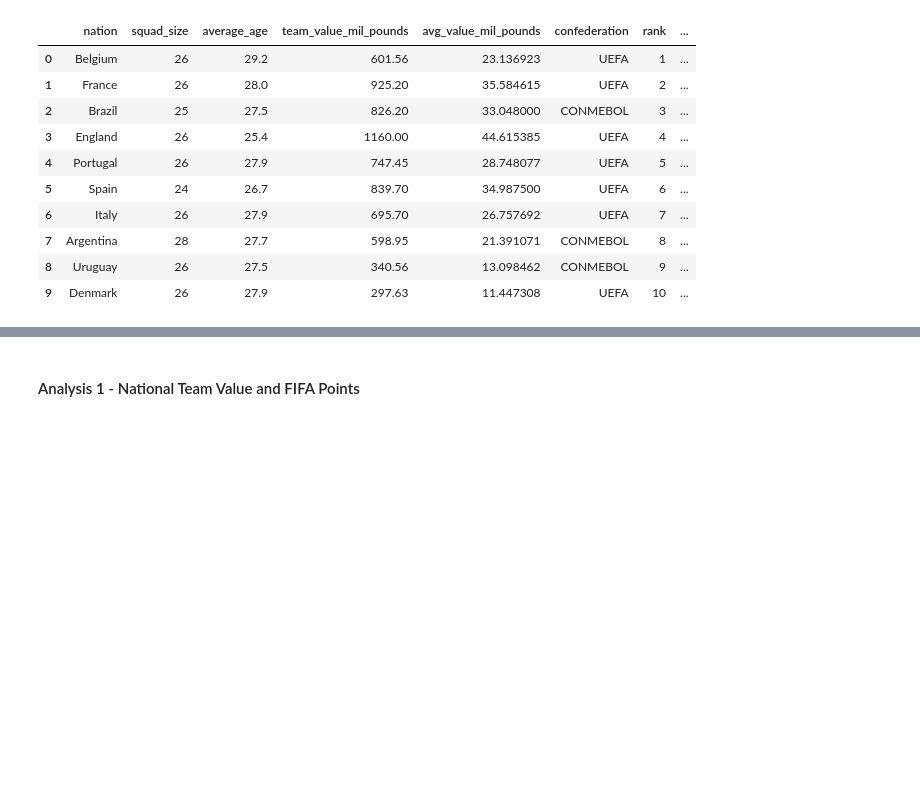
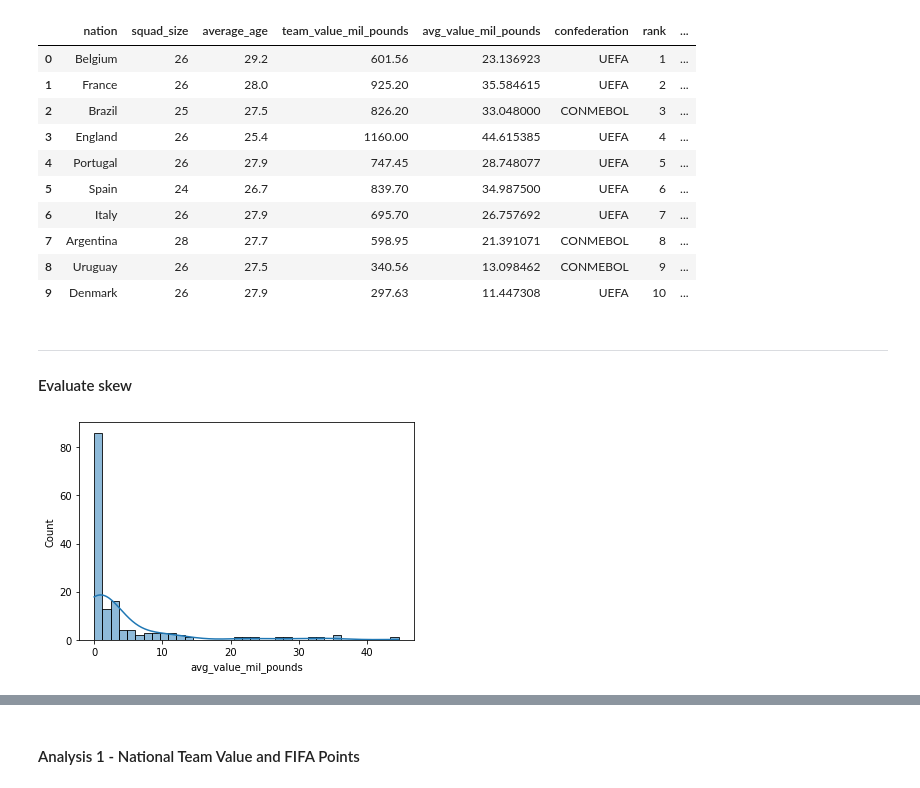
Before and after one commit to kennethleungty/FIFA-Football-World-Rankings, a Jupyter notebook: 02_National_Team_Value_Analysis.ipynb, the cells around one changed output, grey strips where cells are left out. Drawn from its saved outputs; the diff is of its cells as text; code cells hidden in the pictures; blank space fills up the shorter version.

```diff
--- a/02_National_Team_Value_Analysis.ipynb
+++ b/02_National_Team_Value_Analysis.ipynb
@@ -123,3 +123,10 @@ df_national_merged.head(10)
 | 7 | Argentina | 28 | 27.7 | 598.95 | 21.391071 | CONMEBOL | 8 | ... |
 | 8 | Uruguay | 26 | 27.5 | 340.56 | 13.098462 | CONMEBOL | 9 | ... |
 | 9 | Denmark | 26 | 27.9 | 297.63 | 11.447308 | UEFA | 10 | ... |
+# %% [markdown]
+___
+#### Evaluate skew
+# %%
+sns.histplot(data=df_national_merged, x="avg_value_mil_pounds", kde=True);
+# %% [output]
+[figure, added]
```
Also changed, not shown: parts of 1 cell of this notebook.
